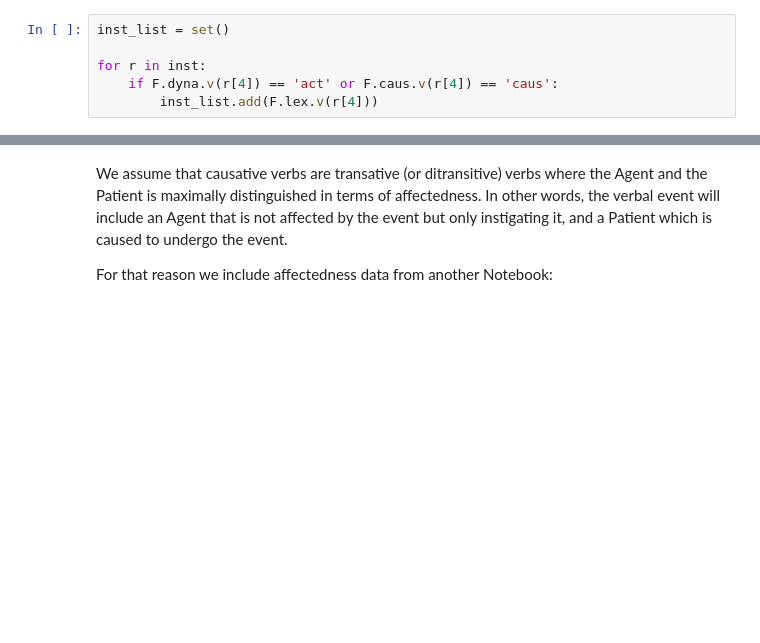
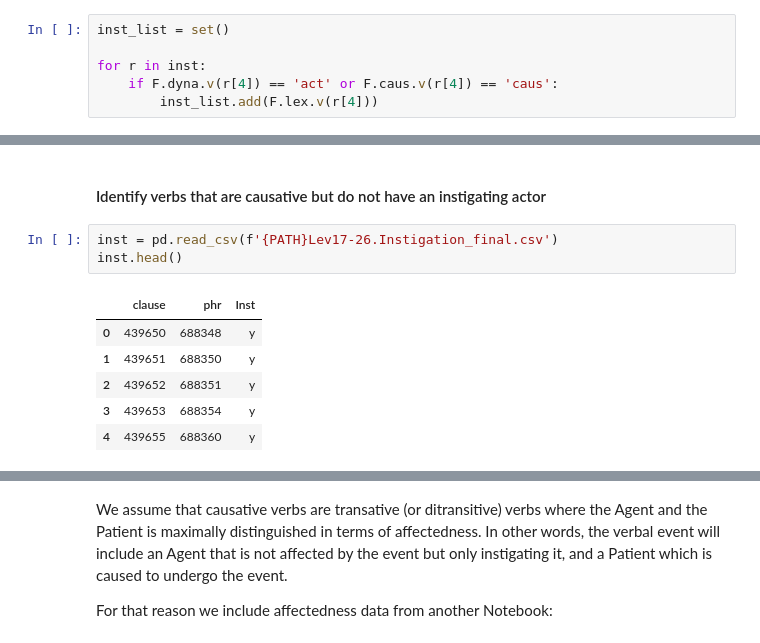
Before and after one commit to ch-jensen/semantic-roles, a Jupyter notebook: 3b_Lexical causatives in Lev 17-26.ipynb, the cells around one changed output, grey strips where cells are left out. Cells and saved outputs as stored; diff of their text form; blank space fills up the shorter version.

```diff
--- a/3b_Lexical causatives in Lev 17-26.ipynb
+++ b/3b_Lexical causatives in Lev 17-26.ipynb
@@ -344,0 +368,12 @@ print(lex_string)
+# %% [markdown]
+#### Identify verbs that are causative but do not have an instigating actor
+# %%
+inst = pd.read_csv(f'{PATH}Lev17-26.Instigation_final.csv')
+inst.head()
+# %% [output]
+|  | clause | phr | Inst |
+| 0 | 439650 | 688348 | y |
+| 1 | 439651 | 688350 | y |
+| 2 | 439652 | 688351 | y |
+| 3 | 439653 | 688354 | y |
+| 4 | 439655 | 688360 | y |
```
Also changed, not shown: parts of 150 cells of this notebook, 15 other files.
